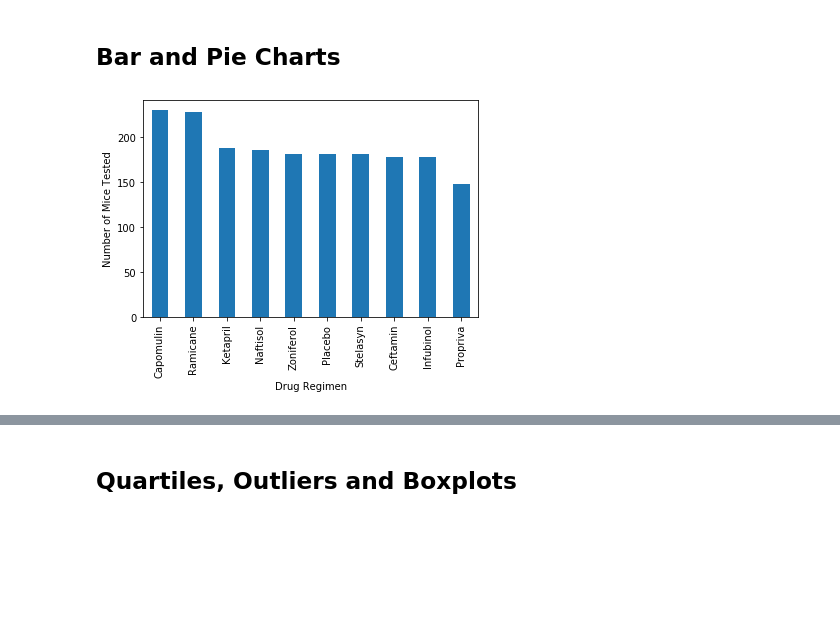
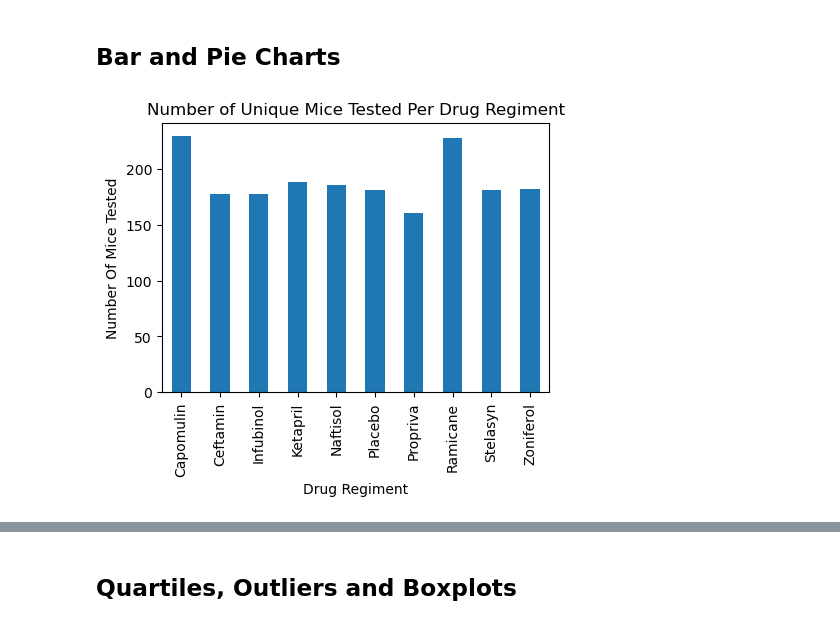
Before and after one commit to vklynn/Pymaceuticals, a Jupyter notebook: pymaceuticals_code.ipynb, the cells around one changed output, grey strips where cells are left out. Saved outputs shown, nothing was run; the diff lists cells and outputs as text; code cells hidden in the pictures; blank space fills up the shorter version.

Commit message:
updated code and new folder for images

```diff
--- a/pymaceuticals_code.ipynb
+++ b/pymaceuticals_code.ipynb
@@ -140,5 +172,14 @@ Unique Mice Ids Count: 248
 ## Bar and Pie Charts
 # %%
 # Generate a bar plot showing the total number of timepoints for all mice tested for each drug regimen using Pandas.
+mice_per_drug = complete_data_results.groupby(["Drug Regimen"]).count()["Mouse ID"]
+
+pandas_bar_plot = mice_per_drug.plot(kind="bar",figsize=(5,3.5))
+plt.title("Number of Unique Mice Tested Per Drug Regiment")
+plt.xlabel("Drug Regiment")
+plt.ylabel("Number Of Mice Tested")
+plt.show()
+
+#plt.savefig("")
 # %% [output]
-[figure, old version]
+[figure, new version]
```
Also changed, not shown: parts of 18 cells of this notebook, 1 other file.
